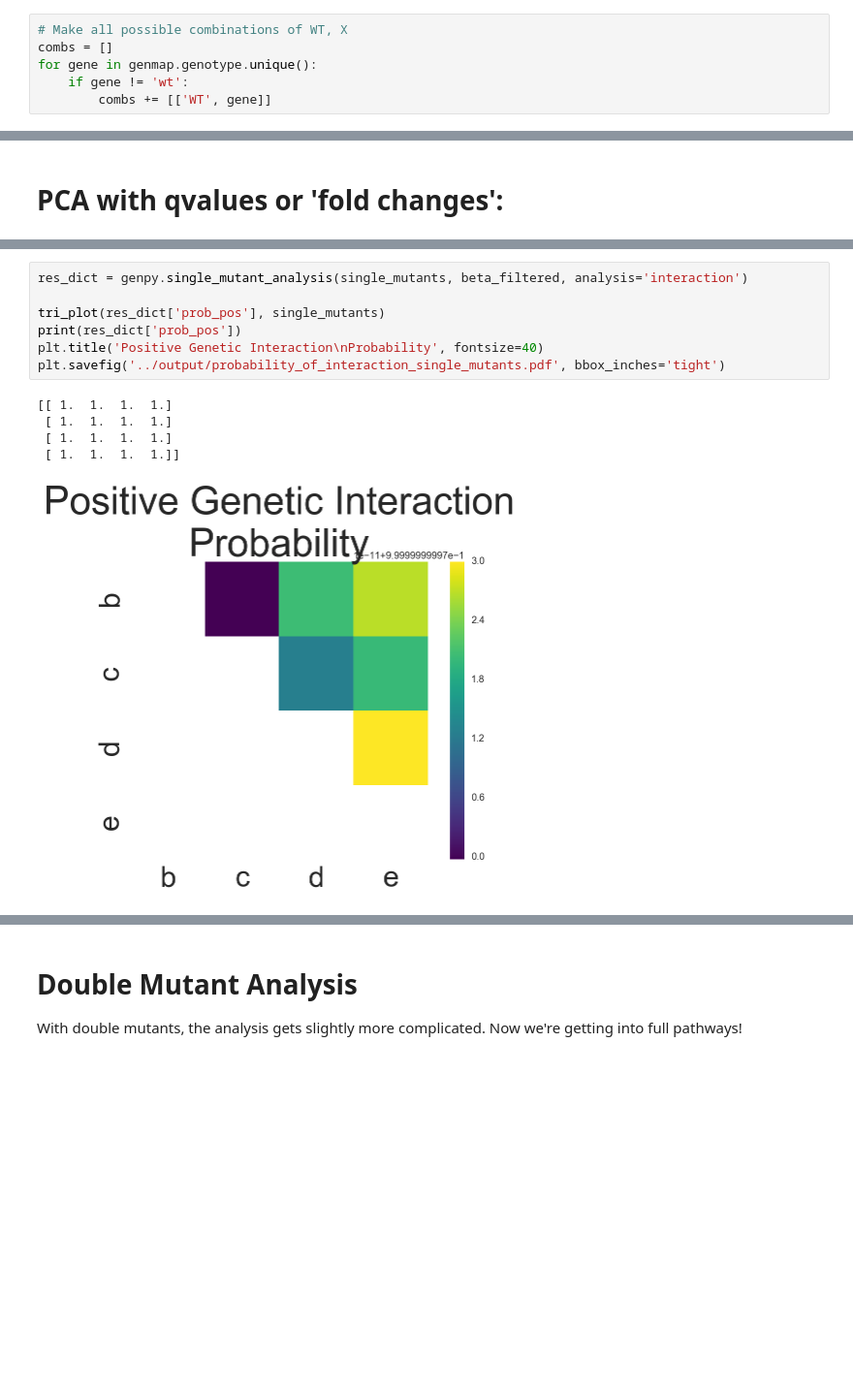
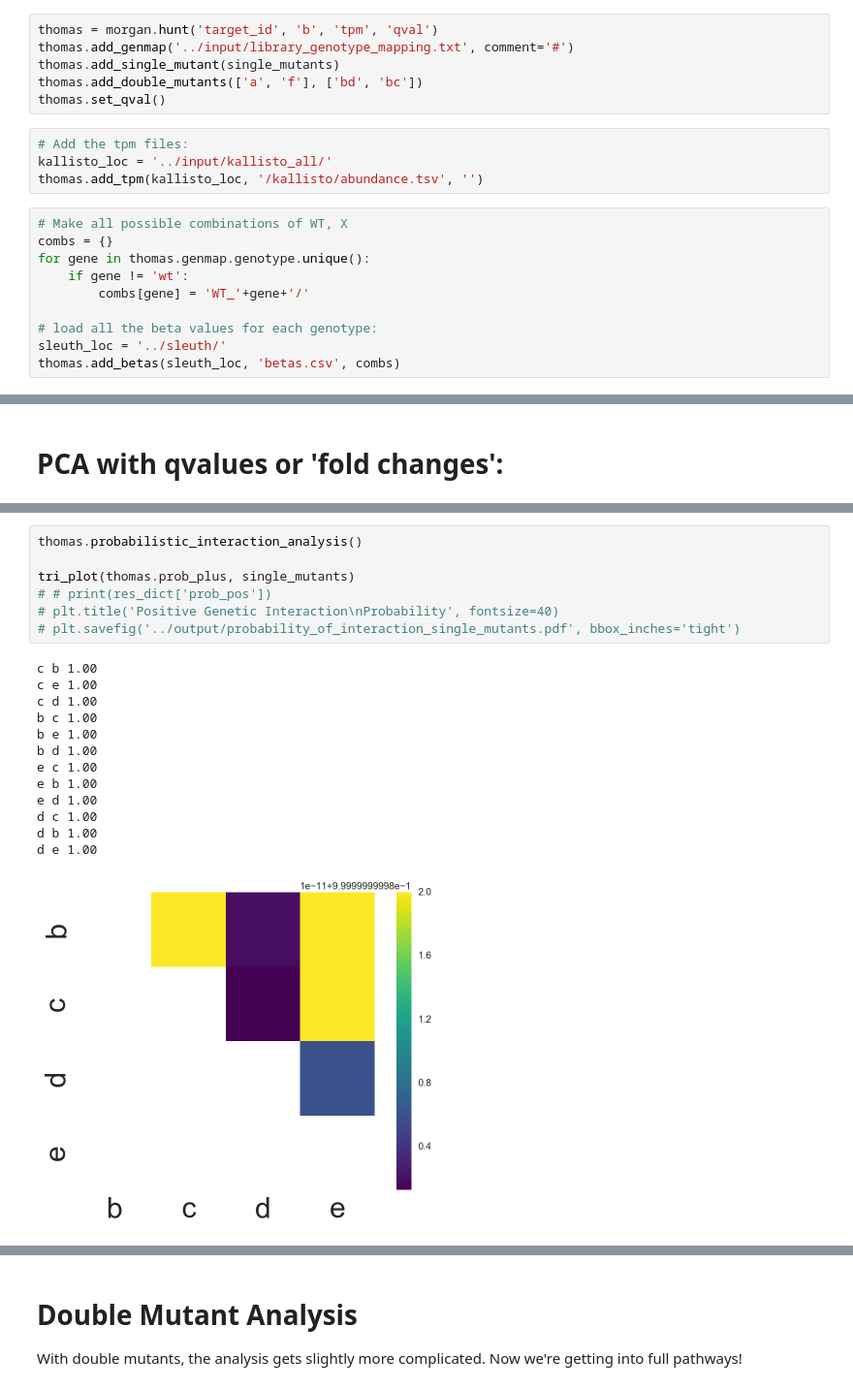
Before and after one commit to WormLabCaltech/mprsq, a Jupyter notebook: src/Genetic Analysis of RNA-Seq Data.ipynb, the cells around one changed output, grey strips where cells are left out. Shown at 97% size. Drawn from its saved outputs; the diff is of its cells as text; blank space fills up the shorter version.

```diff
--- a/src/Genetic Analysis of RNA-Seq Data.ipynb
+++ b/src/Genetic Analysis of RNA-Seq Data.ipynb
@@ -59,6 +75,20 @@ genmap.genotype = genmap.genotype.apply(str.lower) # make sure everything is alw
+# %%
+thomas = morgan.hunt('target_id', 'b', 'tpm', 'qval')
+thomas.add_genmap('../input/library_genotype_mapping.txt', comment='#')
+thomas.add_single_mutant(single_mutants)
+thomas.add_double_mutants(['a', 'f'], ['bd', 'bc'])
+thomas.set_qval()
+# %%
+# Add the tpm files:
+kallisto_loc = '../input/kallisto_all/'
+thomas.add_tpm(kallisto_loc, '/kallisto/abundance.tsv', '')
 # %%
 # Make all possible combinations of WT, X
-combs = []
-for gene in genmap.genotype.unique():
+combs = {}
+for gene in thomas.genmap.genotype.unique():
     if gene != 'wt':
-        combs += [['WT', gene]]
+        combs[gene] = 'WT_'+gene+'/'
+
+# load all the beta values for each genotype:
+sleuth_loc = '../sleuth/'
+thomas.add_betas(sleuth_loc, 'betas.csv', combs)
@@ -594,13 +432,21 @@ E -gp- B -gp- D
 # %%
-res_dict = genpy.single_mutant_analysis(single_mutants, beta_filtered, analysis='interaction')
+thomas.probabilistic_interaction_analysis()
 
-tri_plot(res_dict['prob_pos'], single_mutants)
-print(res_dict['prob_pos'])
-plt.title('Positive Genetic Interaction\nProbability', fontsize=40)
-plt.savefig('../output/probability_of_interaction_single_mutants.pdf', bbox_inches='tight')
+tri_plot(thomas.prob_plus, single_mutants)
+# # print(res_dict['prob_pos'])
+# plt.title('Positive Genetic Interaction\nProbability', fontsize=40)
+# plt.savefig('../output/probability_of_interaction_single_mutants.pdf', bbox_inches='tight')
 # %% [output]
-[[ 1.  1.  1.  1.]
- [ 1.  1.  1.  1.]
- [ 1.  1.  1.  1.]
- [ 1.  1.  1.  1.]]
+c b 1.00
+c e 1.00
+c d 1.00
+b c 1.00
+b e 1.00
+b d 1.00
+e c 1.00
+e b 1.00
+e d 1.00
+d c 1.00
+d b 1.00
+d e 1.00
-[figure, old version]
+[figure, new version]
```
Also changed, not shown: parts of 64 cells of this notebook, 16 other files.
